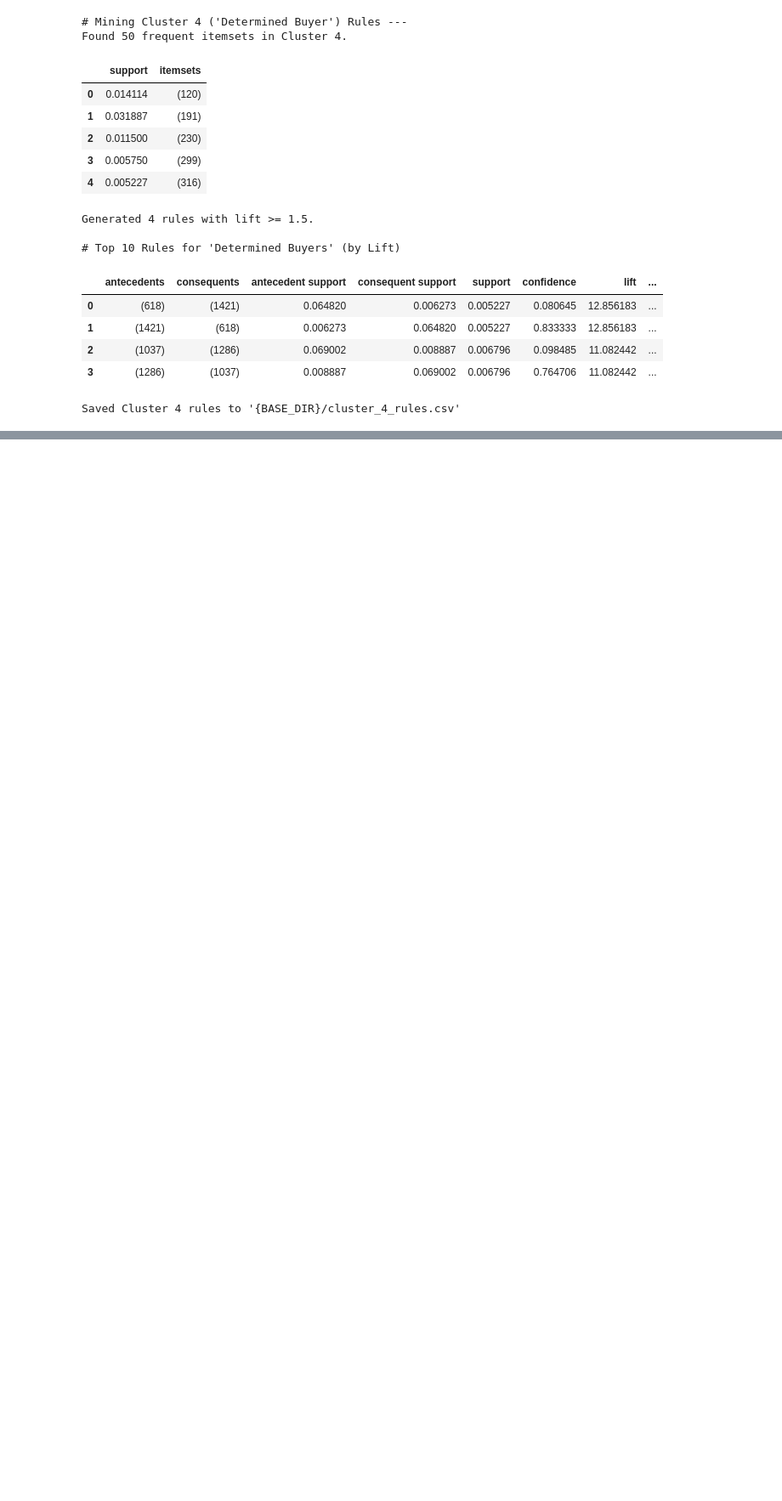
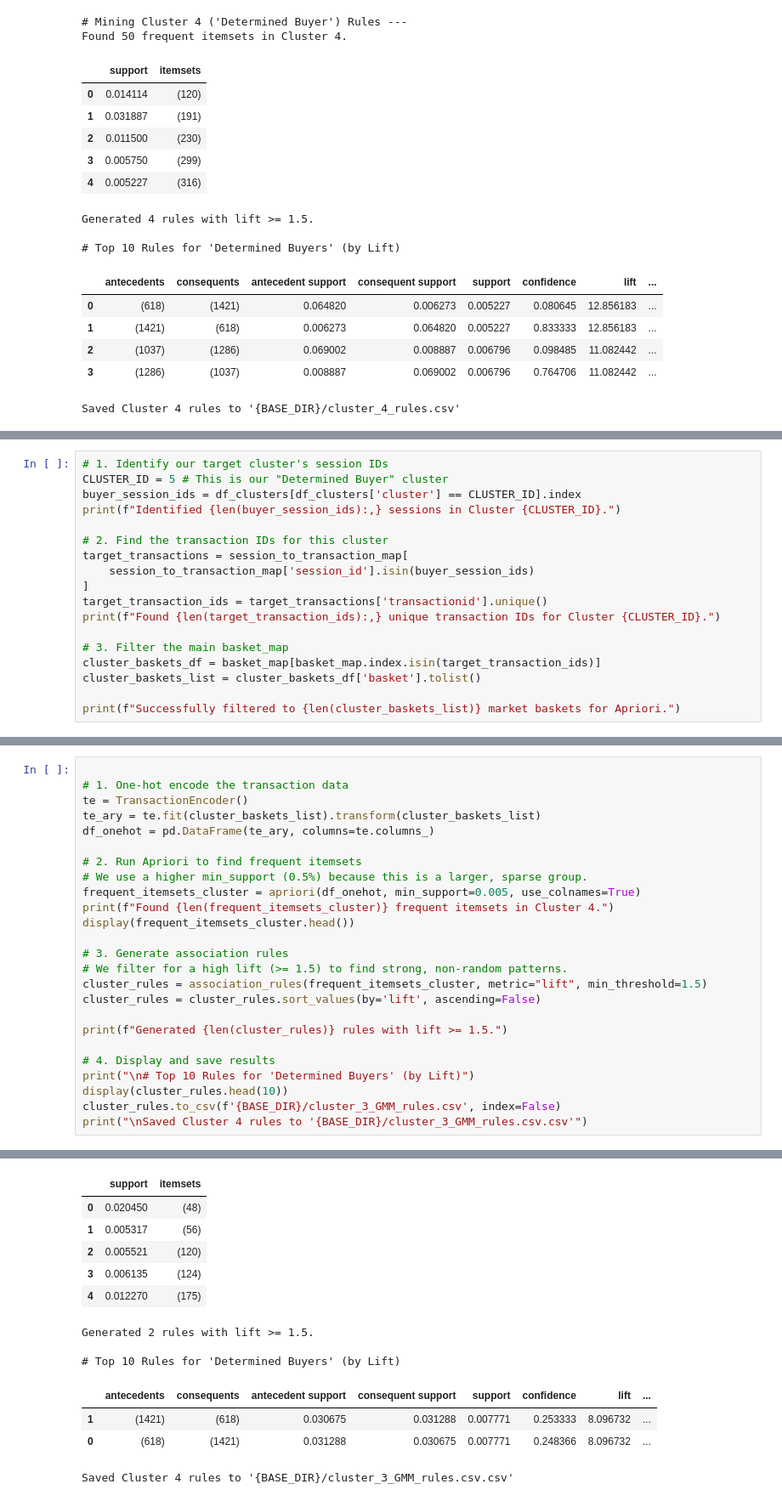
Before and after one commit to lerato1ofwan/e-commerce-clustering-and-association-rules, a Jupyter notebook: association-rule-mining/KMeans_GaussianMixture_Clusters_Association_Rule_Mining.ipynb, the cells around one changed output, grey strips where cells are left out. Shown at 85% size. Saved outputs shown, nothing was run; the diff lists cells and outputs as text; blank space fills up the shorter version.

```diff
--- a/association-rule-mining/KMeans_GaussianMixture_Clusters_Association_Rule_Mining.ipynb
+++ b/association-rule-mining/KMeans_GaussianMixture_Clusters_Association_Rule_Mining.ipynb
@@ -1604,0 +2002,18 @@ Saved Cluster 4 rules to '{BASE_DIR}/cluster_4_rules.csv'
+# %%
+# 1. Identify our target cluster's session IDs
+CLUSTER_ID = 5 # This is our "Determined Buyer" cluster
+buyer_session_ids = df_clusters[df_clusters['cluster'] == CLUSTER_ID].index
+print(f"Identified {len(buyer_session_ids):,} sessions in Cluster {CLUSTER_ID}.")
+
+# 2. Find the transaction IDs for this cluster
+target_transactions = session_to_transaction_map[
+    session_to_transaction_map['session_id'].isin(buyer_session_ids)
+]
+target_transaction_ids = target_transactions['transactionid'].unique()
+print(f"Found {len(target_transaction_ids):,} unique transaction IDs for Cluster {CLUSTER_ID}.")
+
+# 3. Filter the main basket_map
+cluster_baskets_df = basket_map[basket_map.index.isin(target_transaction_ids)]
+cluster_baskets_list = cluster_baskets_df['basket'].tolist()
+
+print(f"Successfully filtered to {len(cluster_baskets_list)} market baskets for Apriori.")
@@ -1604,0 +2024,26 @@ Saved Cluster 4 rules to '{BASE_DIR}/cluster_4_rules.csv'
+# %%
+
+# 1. One-hot encode the transaction data
+te = TransactionEncoder()
+te_ary = te.fit(cluster_baskets_list).transform(cluster_baskets_list)
+df_onehot = pd.DataFrame(te_ary, columns=te.columns_)
+
+# 2. Run Apriori to find frequent itemsets
+# We use a higher min_support (0.5%) because this is a larger, sparse group.
+frequent_itemsets_cluster = apriori(df_onehot, min_support=0.005, use_colnames=True)
+print(f"Found {len(frequent_itemsets_cluster)} frequent itemsets in Cluster 4.")
+display(frequent_itemsets_cluster.head())
+
+# 3. Generate association rules
+# We filter for a high lift (>= 1.5) to find strong, non-random patterns.
+cluster_rules = association_rules(frequent_itemsets_cluster, metric="lift", min_threshold=1.5)
+cluster_rules = cluster_rules.sort_values(by='lift', ascending=False)
+
+print(f"Generated {len(cluster_rules)} rules with lift >= 1.5.")
+
+# 4. Display and save results
+print("\n# Top 10 Rules for 'Determined Buyers' (by Lift)")
+display(cluster_rules.head(10))
+cluster_rules.to_csv(f'{BASE_DIR}/cluster_3_GMM_rules.csv', index=False)
+print("\nSaved Cluster 4 rules to '{BASE_DIR}/cluster_3_GMM_rules.csv.csv'")
+# %% [output]
@@ -1604,0 +2051,13 @@ Saved Cluster 4 rules to '{BASE_DIR}/cluster_4_rules.csv'
+|  | support | itemsets |
+| 0 | 0.020450 | (48) |
+| 1 | 0.005317 | (56) |
+| 2 | 0.005521 | (120) |
+| 3 | 0.006135 | (124) |
+| 4 | 0.012270 | (175) |
+Generated 2 rules with lift >= 1.5.
+
+# Top 10 Rules for 'Determined Buyers' (by Lift)
+|  | antecedents | consequents | antecedent support | consequent support | support | confidence | lift | ... |
+| 1 | (1421) | (618) | 0.030675 | 0.031288 | 0.007771 | 0.253333 | 8.096732 | ... |
+| 0 | (618) | (1421) | 0.031288 | 0.030675 | 0.007771 | 0.248366 | 8.096732 | ... |
+Saved Cluster 4 rules to '{BASE_DIR}/cluster_3_GMM_rules.csv.csv'
```
Also changed, not shown: parts of 16 cells of this notebook.
